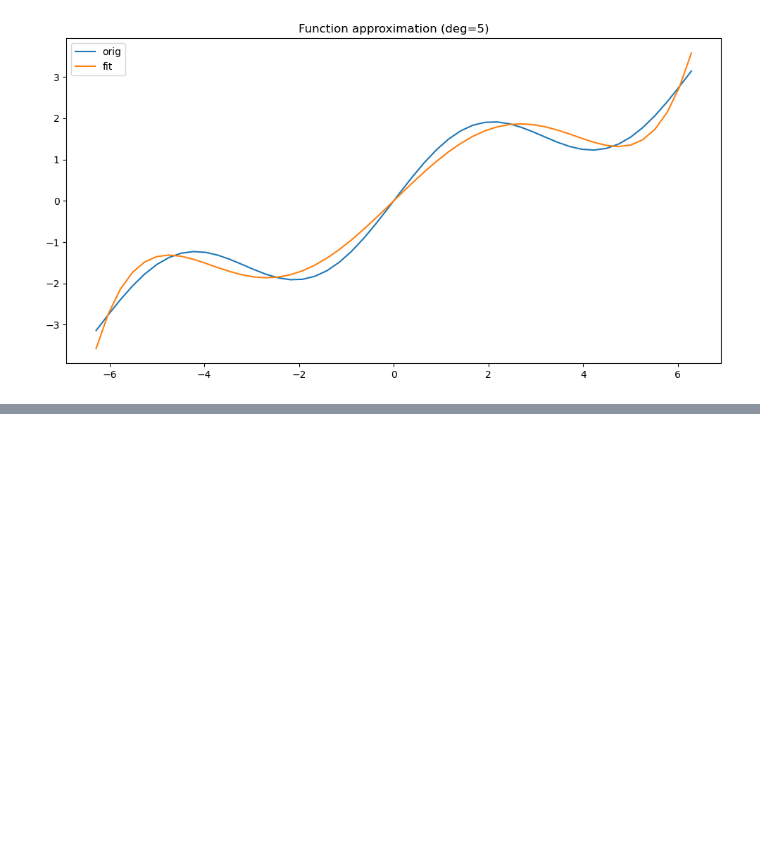
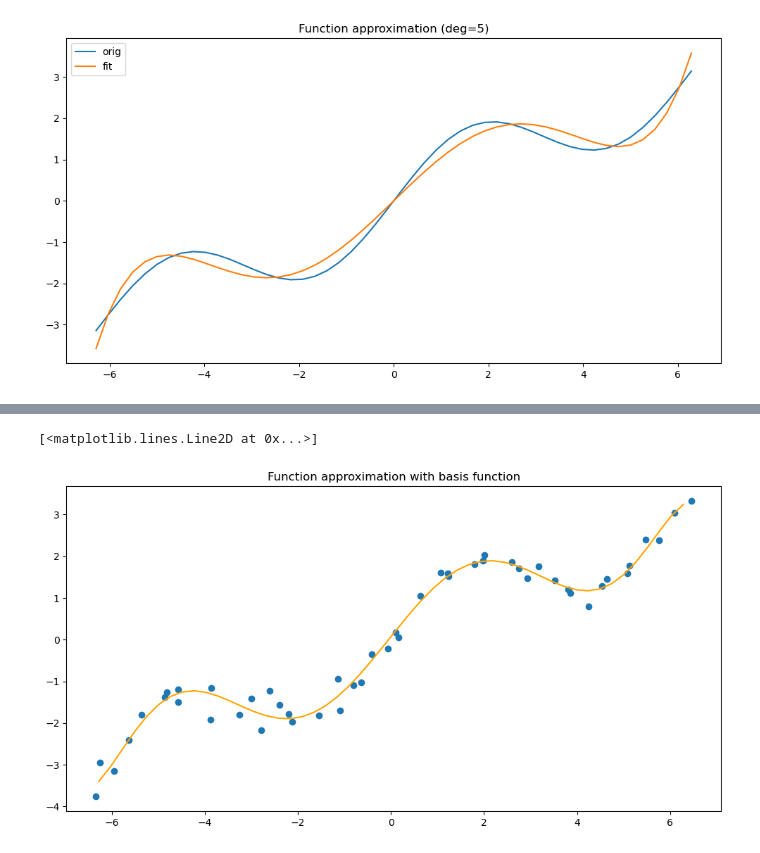
Before and after one commit to luigiselmi/finstat, a Jupyter notebook: hilpisch/ch11_math_tools.ipynb, the cells around one changed output, grey strips where cells are left out. Drawn from its saved outputs; the diff is of its cells as text; code cells hidden in the pictures; blank space fills up the shorter version.

```diff
--- a/hilpisch/ch11_math_tools.ipynb
+++ b/hilpisch/ch11_math_tools.ipynb
@@ -70,0 +107,15 @@ plt.legend(loc=0)
+# %%
+xn = np.linspace(-2 * np.pi, 2 * np.pi, 50)
+xn = xn + 0.15 * np.random.standard_normal(len(xn))
+yn = f(xn) + 0.25 * np.random.standard_normal(len(xn))
+# %%
+f_interp = Polynomial.fit(xn, yn, deg=7, window=(-2 * np.pi, 2 * np.pi), full=True)
+ry = f_interp[0](x)
+# %%
+fig, ax = plt.subplots(figsize=(12, 6))
+ax.set_title('Function approximation with basis function')
+ax.scatter(xn, yn)
+ax.plot(x, ry, color='orange')
+# %% [output]
+[<matplotlib.lines.Line2D at 0x...>]
+[figure, added]
```
Also changed, not shown: parts of 44 cells of this notebook.
